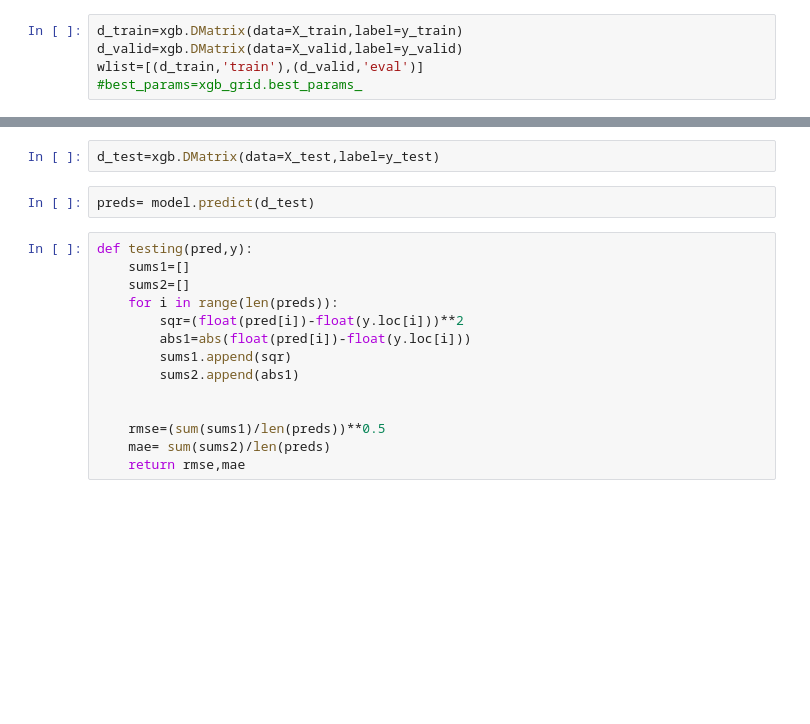
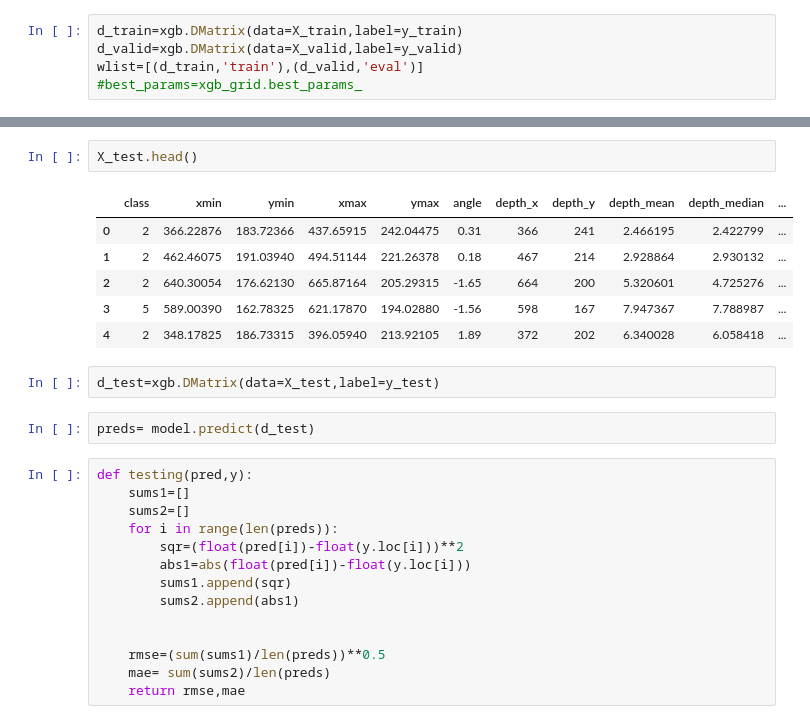
Before and after one commit to DopeorNope-Lee/Object-Depth-detection-based-hybrid-Distance-estimator, a Jupyter notebook: odd/xgboostbased.ipynb, the cells around one changed output, grey strips where cells are left out. Cells and saved outputs as stored; diff of their text form; blank space fills up the shorter version.

```diff
--- a/odd/xgboostbased.ipynb
+++ b/odd/xgboostbased.ipynb
@@ -197,3 +221,12 @@ Parameters: { "n_estimators" } might not be used.
+# %%
+X_test.head()
+# %% [output]
+|  | class | xmin | ymin | xmax | ymax | angle | depth_x | depth_y | depth_mean | depth_median | ... |
+| 0 | 2 | 366.22876 | 183.72366 | 437.65915 | 242.04475 | 0.31 | 366 | 241 | 2.466195 | 2.422799 | ... |
+| 1 | 2 | 462.46075 | 191.03940 | 494.51144 | 221.26378 | 0.18 | 467 | 214 | 2.928864 | 2.930132 | ... |
+| 2 | 2 | 640.30054 | 176.62130 | 665.87164 | 205.29315 | -1.65 | 664 | 200 | 5.320601 | 4.725276 | ... |
+| 3 | 5 | 589.00390 | 162.78325 | 621.17870 | 194.02880 | -1.56 | 598 | 167 | 7.947367 | 7.788987 | ... |
+| 4 | 2 | 348.17825 | 186.73315 | 396.05940 | 213.92105 | 1.89 | 372 | 202 | 6.340028 | 6.058418 | ... |
 # %%
 d_test=xgb.DMatrix(data=X_test,label=y_test)
 # %%
```
Also changed, not shown: parts of 14 cells of this notebook, 3 other files.
